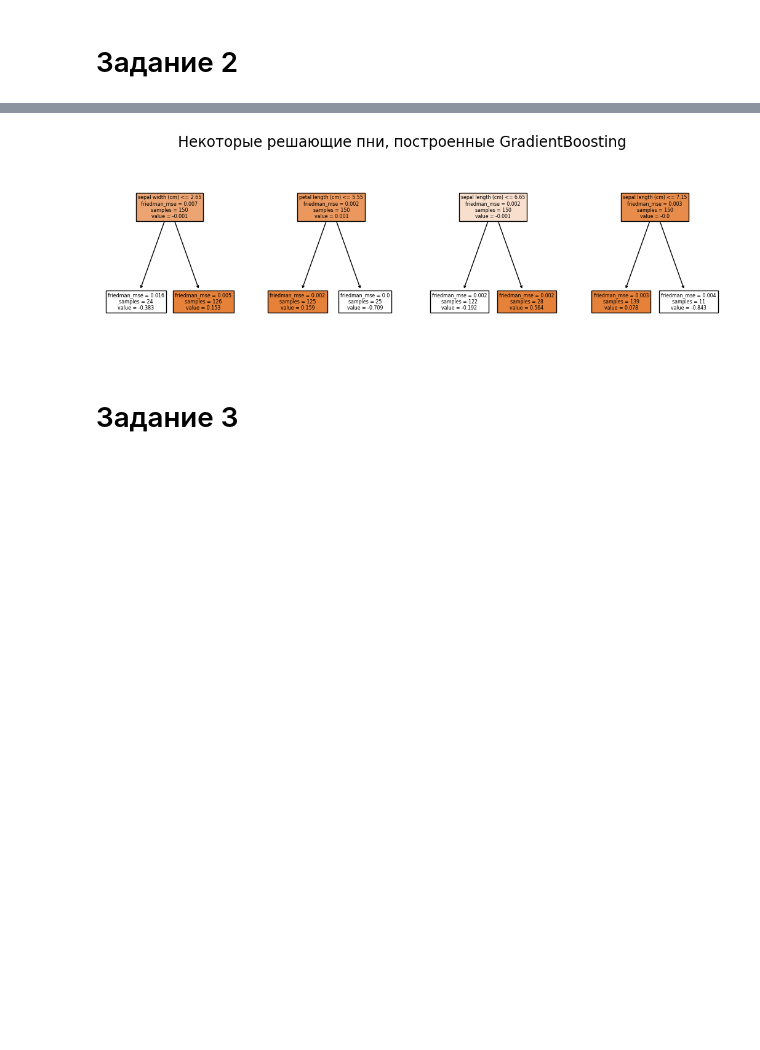
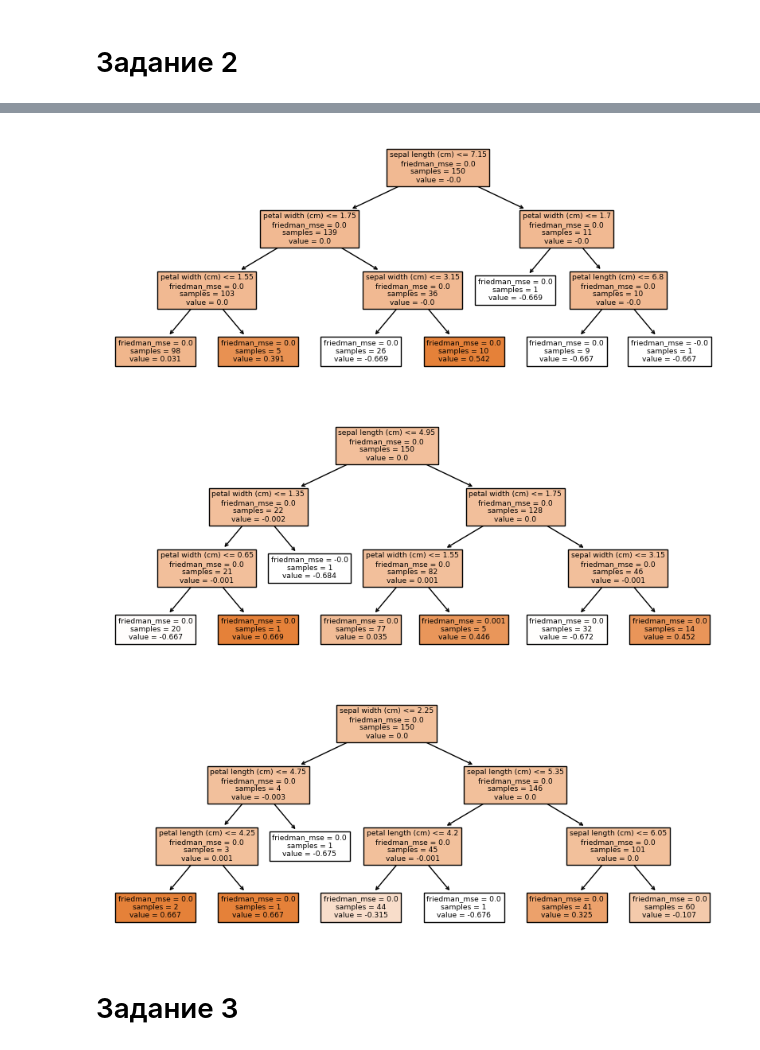
Before and after one commit to HerrPhoton/Theory-of-statistical-solutions, a Jupyter notebook: lab3.ipynb, the cells around one changed output, grey strips where cells are left out. Saved outputs shown, nothing was run; the diff lists cells and outputs as text; code cells hidden in the pictures; blank space fills up the shorter version.

```diff
--- a/lab3.ipynb
+++ b/lab3.ipynb
@@ -71,11 +76,7 @@ plt.show()
 # %% [markdown]
 # Задание 2
 # %%
-gradBoost = GradientBoostingClassifier(n_estimators = 100,
-                                       learning_rate = 1.0,
-                                       max_depth = 1)
-
-gradBoost = gradBoost.fit(X, y)
+gradBoost = GradientBoostingClassifier().fit(X, y)
 # %%
 importances = {iris.feature_names[i] : [gradBoost.feature_importances_[i]] for i in range(len(iris.feature_names))}
 importances = pd.DataFrame(importances)
@@ -92,20 +93,16 @@ plt.show()
 # %%
-fig, ax = plt.subplots(1, 4)
-fig.set_figwidth(13)
-fig.set_figheight(4)
+for i in range(3):
+    plt.figure(figsize = (10, 4))
 
-trees = np.random.choice(gradBoost.estimators_[:, 1], 4)
-
-for i in range(4):
-    plot_tree(trees[i],
+    plot_tree(np.random.choice(gradBoost.estimators_[:, 1]),
               feature_names = iris.feature_names,
               class_names = list(iris.target_names),
-              filled = True,
-              ax = ax[i])
+              filled = True)
 
-plt.suptitle('Некоторые решающие пни, построенные GradientBoosting', size = 17)
-plt.show()
+    plt.show()
 # %% [output]
-[figure, old version]
+[figure, new version]
+[figure, added]
+[figure, added]
 # %% [markdown]
 # Задание 3
```
Also changed, not shown: parts of 12 cells of this notebook.
